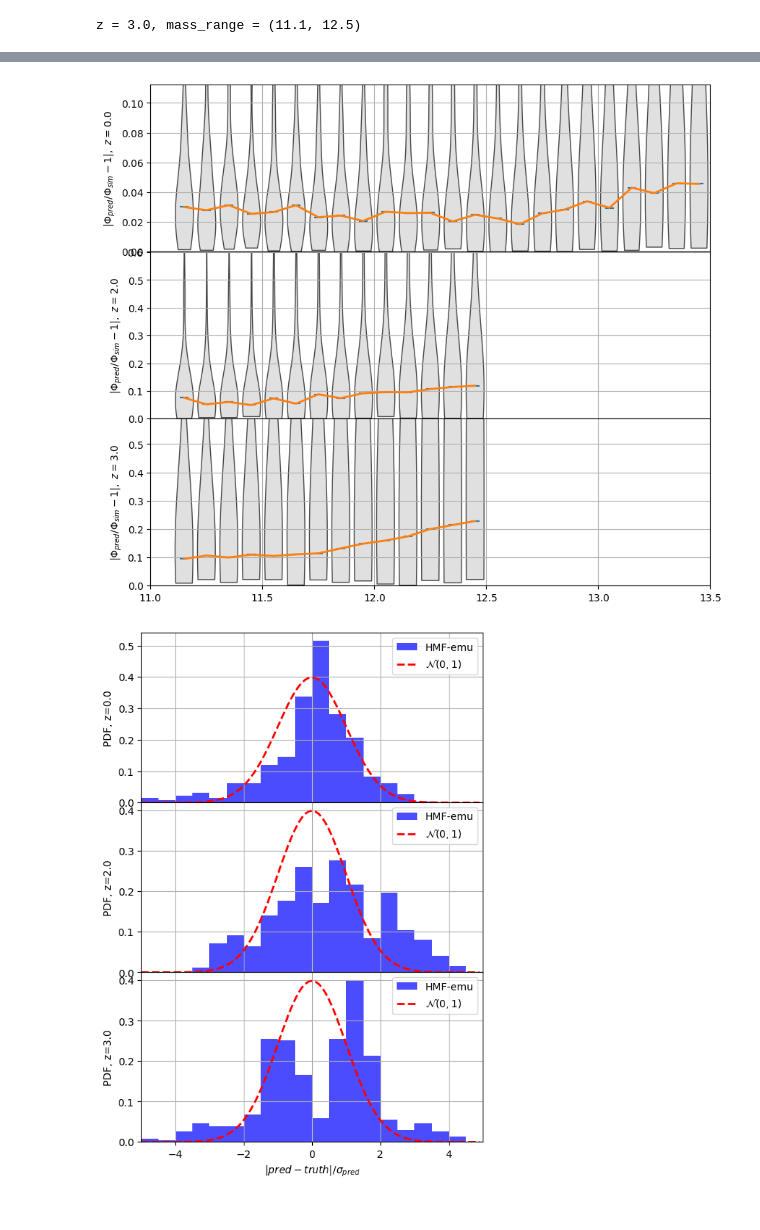
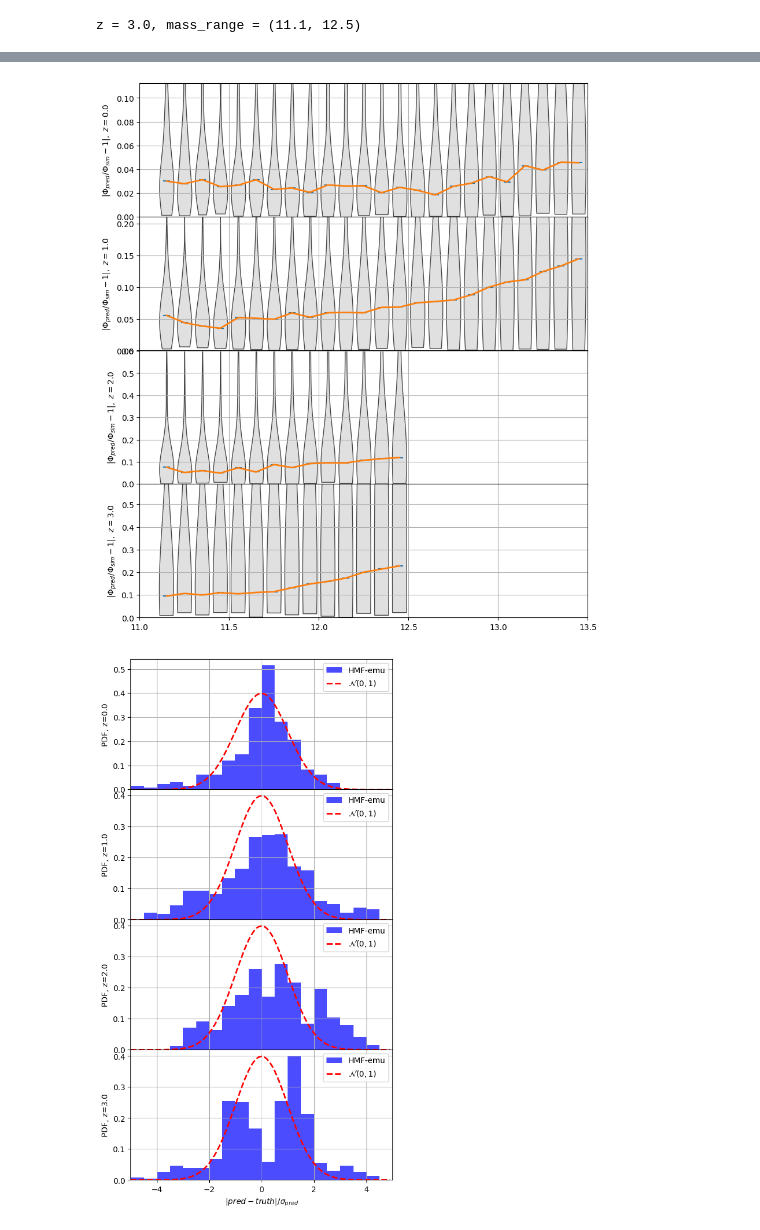
Before and after one commit to qezlou/Goku_ELG, a Jupyter notebook: emu/notebooks/hmf_emu/hm_emu_comb_hetero_temp.ipynb, the cells around one changed output, grey strips where cells are left out. Cells and saved outputs as stored; diff of their text form; code cells hidden in the pictures.

Commit message:
hmf-emu: plot updates

```diff
--- a/emu/notebooks/hmf_emu/hm_emu_comb_hetero_temp.ipynb
+++ b/emu/notebooks/hmf_emu/hm_emu_comb_hetero_temp.ipynb
@@ -64,13 +55,14 @@ from gal_goku import plot
 importlib.reload(plot)
 data_dir = '/home/qezlou/HD2/HETDEX/cosmo/data/'
 train_subdirs = ['HMF/train_learn_hetero_pca_l14_full_comp_kernel_more_massive',
+                 'HMF/train_learn_hetero_pca_l14_full_comp_kernel_more_massive',
                  'HMF/train_learn_hetero_pca_l14_full_comp_kernel',
                  'HMF/train_learn_hetero_pca_l14_full_comp_kernel']
 num_inducing = 500
 num_latents = 14
 noise_num_latents = 10
 epochs = 12_000
-zs = [0.0, 2.0, 3.0]
+zs = [0.0,1.0, 2.0, 3.0]
 
 sims = np.arange(36)
 #sims = np.delete(sims, [2, 12, 18, 20])
@@ -138,2 +158,2 @@ z = 3.0, mass_range = (11.1, 12.5)
-[figure, old version]
+[figure, new version]
-[figure, old version]
+[figure, new version]
```
Also changed, not shown: parts of 2 cells of this notebook, 1 other file.
